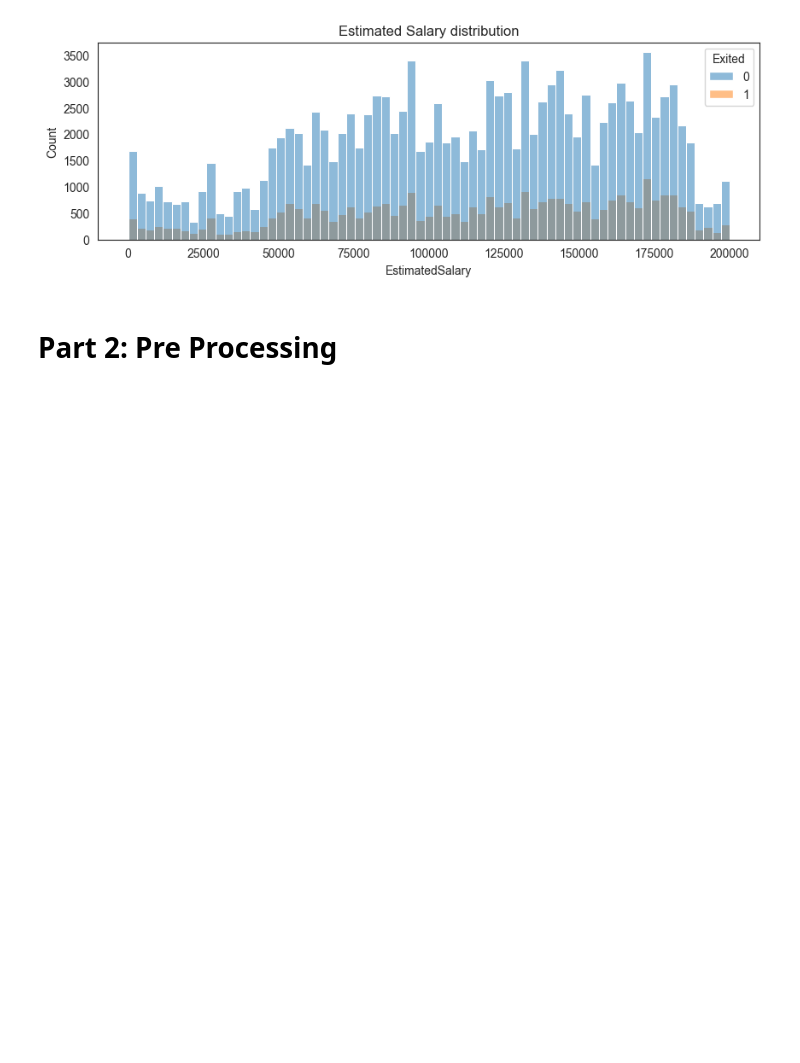
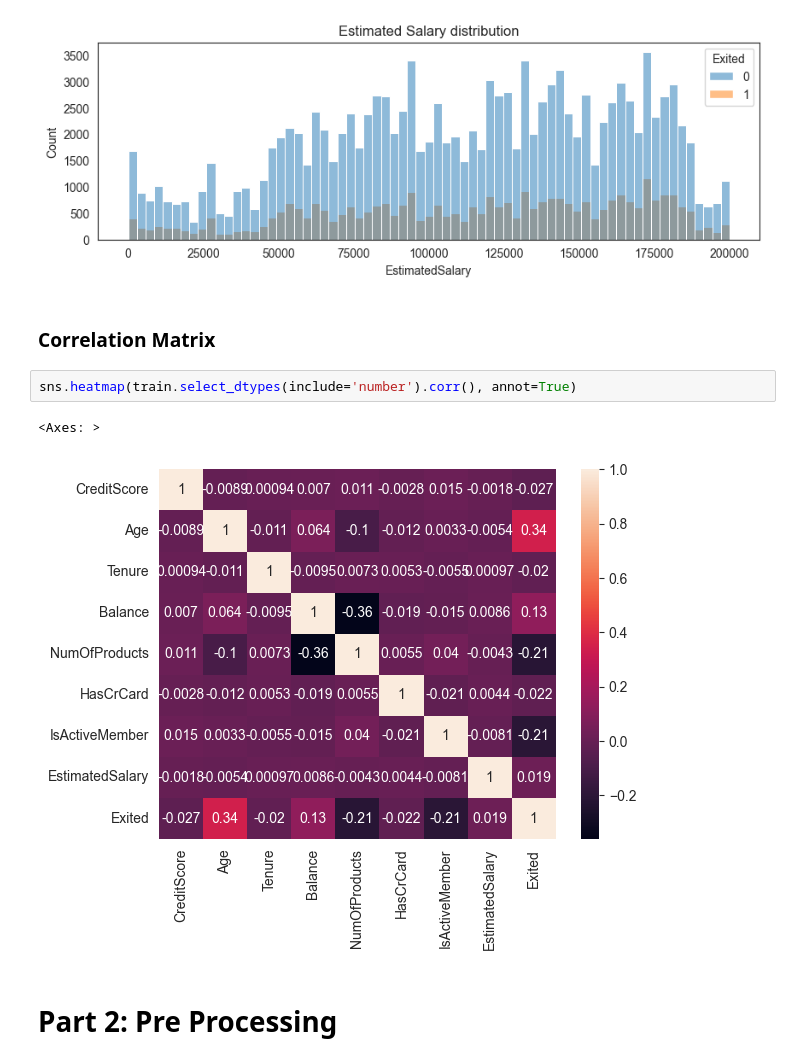
Before and after one commit to fernandohitmas/unstructured_data_mining, a Jupyter notebook: scripts/activity1.ipynb, the cells around one changed output. Saved outputs shown, nothing was run; the diff lists cells and outputs as text; blank space fills up the shorter version.

Commit message:
Added correlation matrix for the numerical data

```diff
--- a/scripts/activity1.ipynb
+++ b/scripts/activity1.ipynb
@@ -213,5 +213,12 @@ sns.histplot(train, x= 'EstimatedSalary', hue='Exited')
 # %% [output]
 <Axes: title={'center': 'Estimated Salary distribution'}, xlabel='EstimatedSalary', ylabel='Count'>
 [figure]
+# %% [markdown]
+### Correlation Matrix
+# %%
+sns.heatmap(train.select_dtypes(include='number').corr(), annot=True)
+# %% [output]
+<Axes: >
+[figure, added]
 # %% [markdown]
 # Part 2: Pre Processing
```
